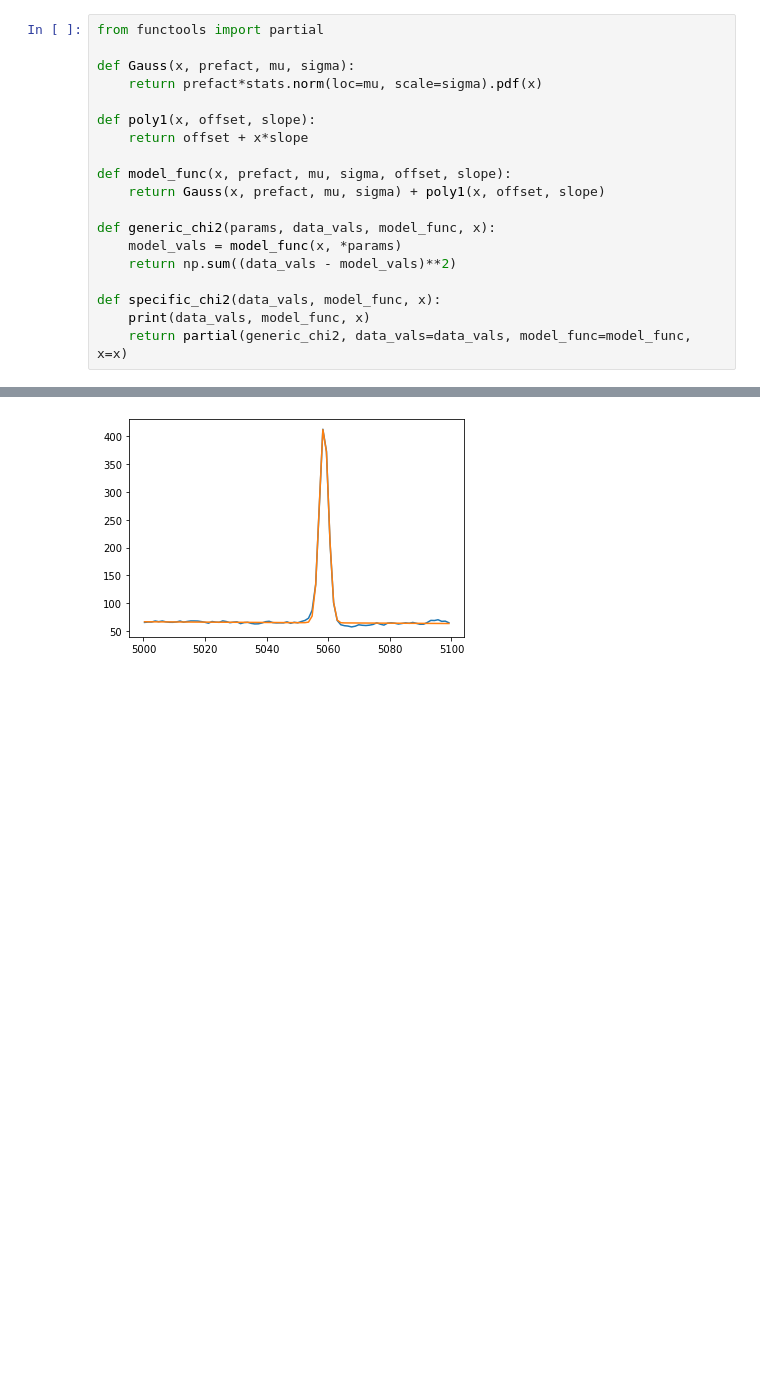
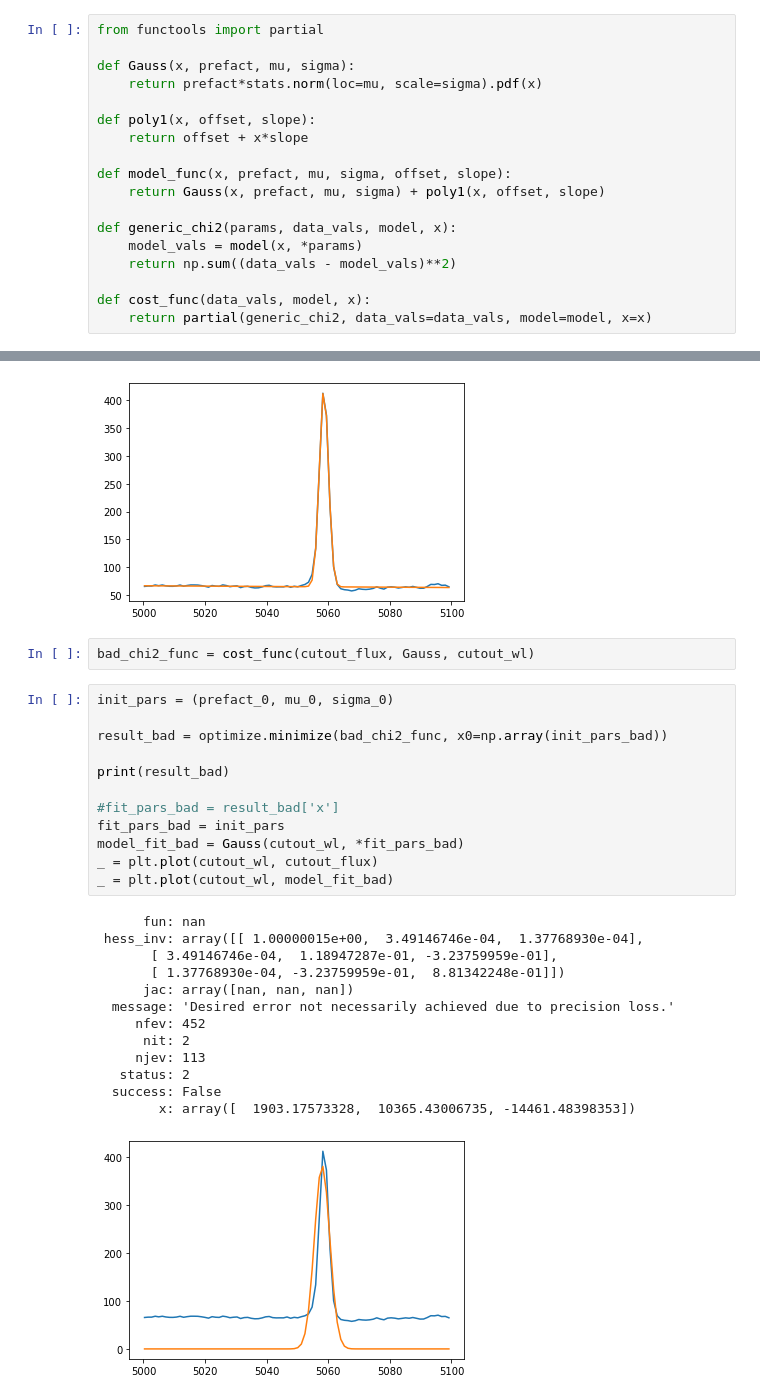
Before and after one commit to KIPAC/Physics89L, a Jupyter notebook: nb/06_02_SDSS_Spectra.ipynb, the cells around one changed output, grey strips where cells are left out. Saved outputs shown, nothing was run; the diff lists cells and outputs as text; blank space fills up the shorter version.

```diff
--- a/nb/06_02_SDSS_Spectra.ipynb
+++ b/nb/06_02_SDSS_Spectra.ipynb
@@ -47,13 +62,12 @@ def poly1(x, offset, slope):
 def model_func(x, prefact, mu, sigma, offset, slope):
     return Gauss(x, prefact, mu, sigma) + poly1(x, offset, slope)
 
-def generic_chi2(params, data_vals, model_func, x):
-    model_vals = model_func(x, *params)
+def generic_chi2(params, data_vals, model, x):
+    model_vals = model(x, *params)
     return np.sum((data_vals - model_vals)**2)
 
-def specific_chi2(data_vals, model_func, x):
-    print(data_vals, model_func, x)
-    return partial(generic_chi2, data_vals=data_vals, model_func=model_func, x=x)
+def cost_func(data_vals, model, x):
+    return partial(generic_chi2, data_vals=data_vals, model=model, x=x)
 # %%
 prefact_0 = 2400.
 mu_0 = 5058
@@ -105,3 +98,31 @@ _ = plt.plot(cutout_wl, cutout_flux)
 _ = plt.plot(cutout_wl, model_fit)
 # %% [output]
 [figure]
+# %%
+bad_chi2_func = cost_func(cutout_flux, Gauss, cutout_wl)
+# %%
+init_pars = (prefact_0, mu_0, sigma_0)
+
+result_bad = optimize.minimize(bad_chi2_func, x0=np.array(init_pars_bad))
+
+print(result_bad)
+
+#fit_pars_bad = result_bad['x']
+fit_pars_bad = init_pars
+model_fit_bad = Gauss(cutout_wl, *fit_pars_bad)
+_ = plt.plot(cutout_wl, cutout_flux)
+_ = plt.plot(cutout_wl, model_fit_bad)
+# %% [output]
+      fun: nan
+ hess_inv: array([[ 1.00000015e+00,  3.49146746e-04,  1.37768930e-04],
+       [ 3.49146746e-04,  1.18947287e-01, -3.23759959e-01],
+       [ 1.37768930e-04, -3.23759959e-01,  8.81342248e-01]])
+      jac: array([nan, nan, nan])
+  message: 'Desired error not necessarily achieved due to precision loss.'
+     nfev: 452
+      nit: 2
+     njev: 113
+   status: 2
+  success: False
+        x: array([  1903.17573328,  10365.43006735, -14461.48398353])
+[figure, added]
```
Also changed, not shown: parts of 10 cells of this notebook, 1 other file.
